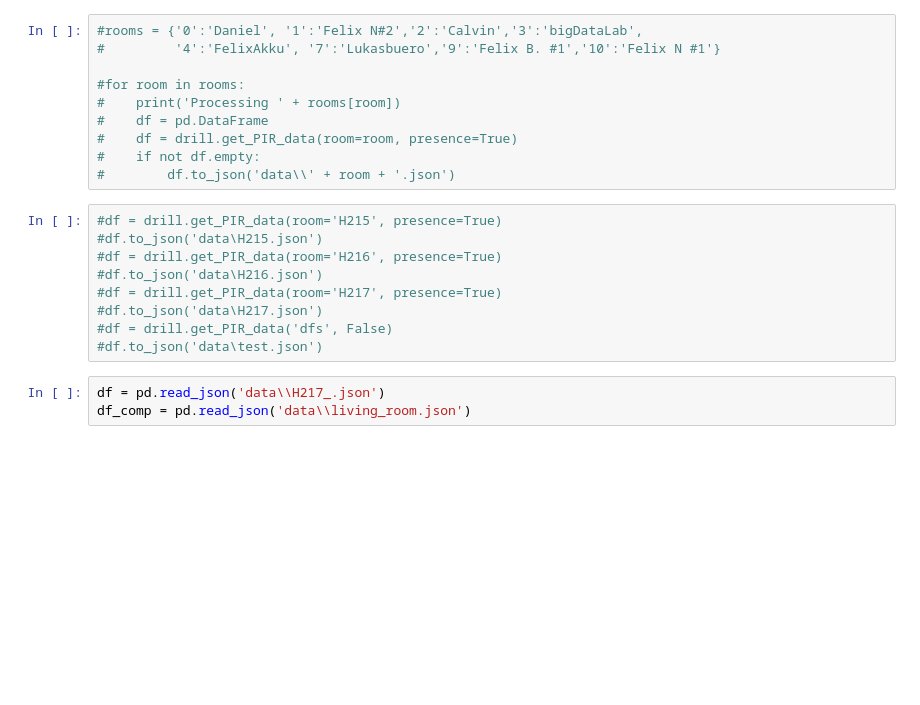
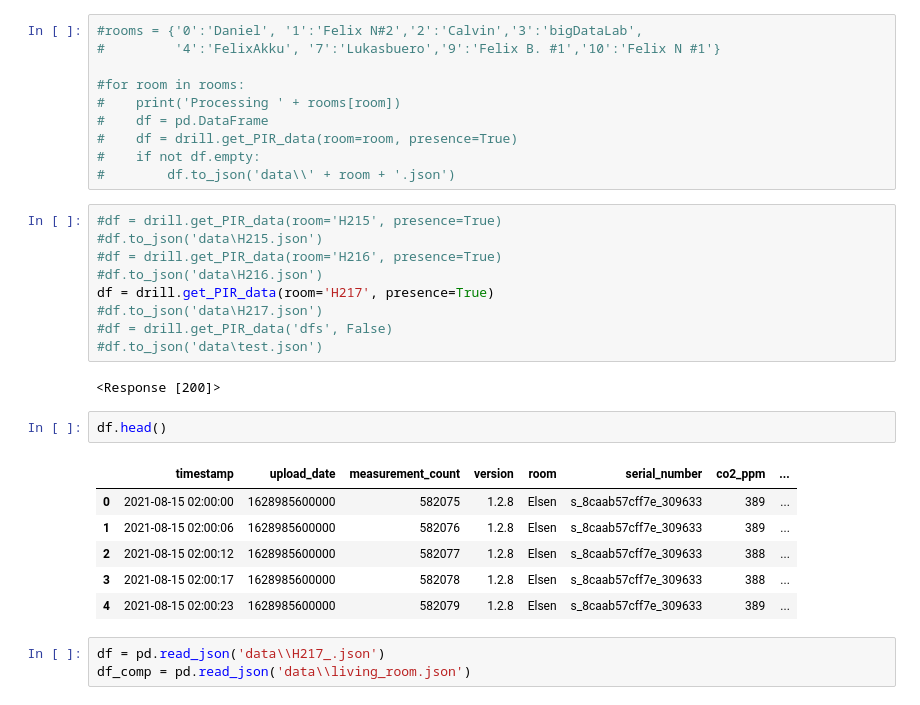
Before and after one commit to alexloosen/Anwesenheitsanalyse, a Jupyter notebook: Anwesenheitsanalyse.ipynb, the cells around one changed output. Saved outputs shown, nothing was run; the diff lists cells and outputs as text; blank space fills up the shorter version.

Commit message:
- refactored Data Preparation - added Logistic Regression - Continued Chapter 2

```diff
--- a/Anwesenheitsanalyse.ipynb
+++ b/Anwesenheitsanalyse.ipynb
@@ -57,10 +57,21 @@ pd.options.mode.chained_assignment = None  # default='warn'
 #df.to_json('data\H215.json')
 #df = drill.get_PIR_data(room='H216', presence=True)
 #df.to_json('data\H216.json')
-#df = drill.get_PIR_data(room='H217', presence=True)
+df = drill.get_PIR_data(room='H217', presence=True)
 #df.to_json('data\H217.json')
 #df = drill.get_PIR_data('dfs', False)
 #df.to_json('data\test.json')
+# %% [output]
+<Response [200]>
+# %%
+df.head()
+# %% [output]
+|  | timestamp | upload_date | measurement_count | version | room | serial_number | co2_ppm | ... |
+| 0 | 2021-08-15 02:00:00 | 1628985600000 | 582075 | 1.2.8 | Elsen | s_8caab57cff7e_309633 | 389 | ... |
+| 1 | 2021-08-15 02:00:06 | 1628985600000 | 582076 | 1.2.8 | Elsen | s_8caab57cff7e_309633 | 389 | ... |
+| 2 | 2021-08-15 02:00:12 | 1628985600000 | 582077 | 1.2.8 | Elsen | s_8caab57cff7e_309633 | 388 | ... |
+| 3 | 2021-08-15 02:00:17 | 1628985600000 | 582078 | 1.2.8 | Elsen | s_8caab57cff7e_309633 | 388 | ... |
+| 4 | 2021-08-15 02:00:23 | 1628985600000 | 582079 | 1.2.8 | Elsen | s_8caab57cff7e_309633 | 389 | ... |
 # %%
 df = pd.read_json('data\\H217_.json')
 df_comp = pd.read_json('data\\living_room.json')
```
Also changed, not shown: parts of 7 cells of this notebook, 21 other files.
